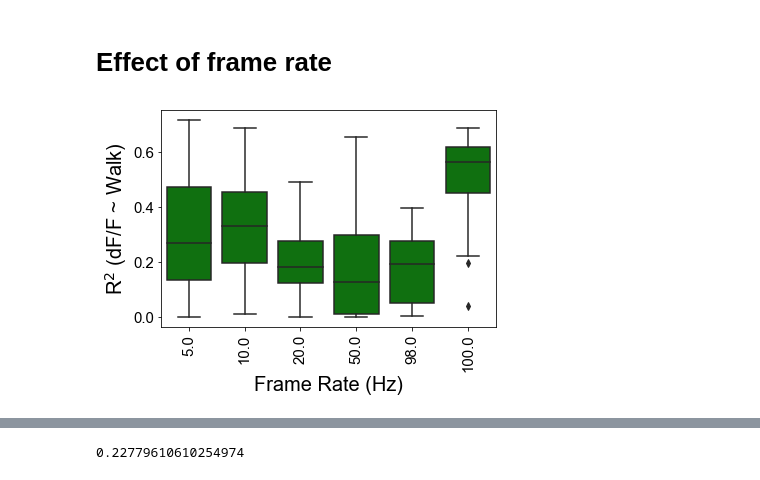
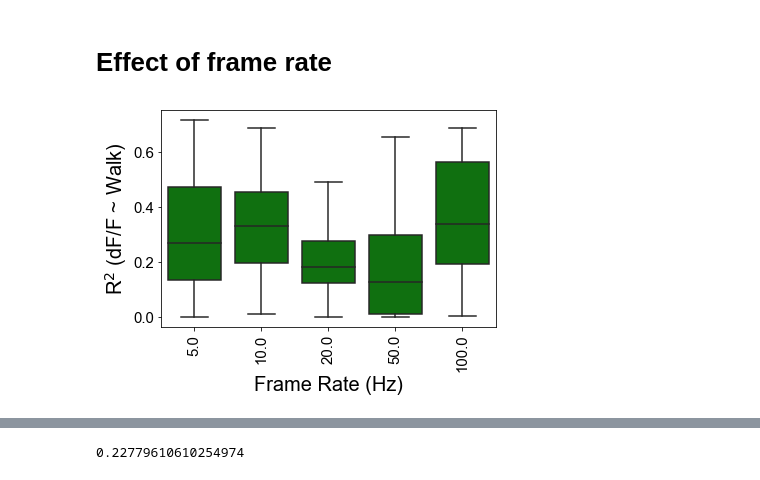
Before and after one commit to sophie63/Aimon2022, a Jupyter notebook: Figure1Plot_Stats_V2.ipynb, the cells around one changed output, grey strips where cells are left out. Drawn from its saved outputs; the diff is of its cells as text; code cells hidden in the pictures.

```diff
--- a/Figure1Plot_Stats_V2.ipynb
+++ b/Figure1Plot_Stats_V2.ipynb
@@ -124,2 +116,7 @@ plt.savefig('Z:\GrunwaldKadow_group\Sophie\WalkProject\Figures\Figure1\EffectSub
 # %% [output]
 [figure]
+# %%
+plt.rcParams["font.family"] = "Arial"
+plt.rcParams['font.size'] = 14
+b = sns.boxplot(x='WalkSubstrate',y='R2Walk',data=Pandf.query('WalkSubstrate=="AirBall" or WalkSubstrate=="Styr"'))
+#plt.savefig('Z:\GrunwaldKadow_group\Sophie\WalkProject\Figures\Figure1\EffectSubstrate.svg')
@@ -174,15 +174,17 @@ array(['216', '244', '254', '100761', '100762', '103', '104', '105',
 # Effect of frame rate
 # %%
 df=Regionsdf.query('GAL4=="Nsyb" or GAL4=="GMR57C10" and UAS=="6f"')
+# group 98 and 100
+df=df.replace(98,100)
 b = sns.boxplot(x='FR',y='R2Walk',data=df,color='g')
 plt.xticks(rotation=90)
 plt.xticks(fontsize=15)
 plt.yticks([0,0.2,0.4,0.6],fontsize=15)
 plt.xlabel('Frame Rate (Hz)',fontsize=20)
 plt.ylabel('R$^2$ (dF/F ~ Walk)',fontsize=20)
-plt.savefig('Z:\GrunwaldKadow_group\Sophie\WalkProject\Figures\Figure1\R2WalkwithFrameRate_notsignificant.svg')
+plt.savefig('R2WalkwithFrameRate_notsignificant.svg')
 # %% [output]
-[figure, old version]
+[figure, new version]
 # %%
 df=Regionsdf.query('GAL4=="Nsyb" or GAL4=="GMR57C10" and UAS=="6f"').groupby(['FlyID']).mean()
 resAllmm = smf.ols(formula="R2Walk ~ FR", data=df).fit()
```
Also changed, not shown: parts of 85 cells of this notebook, 10 other files.
